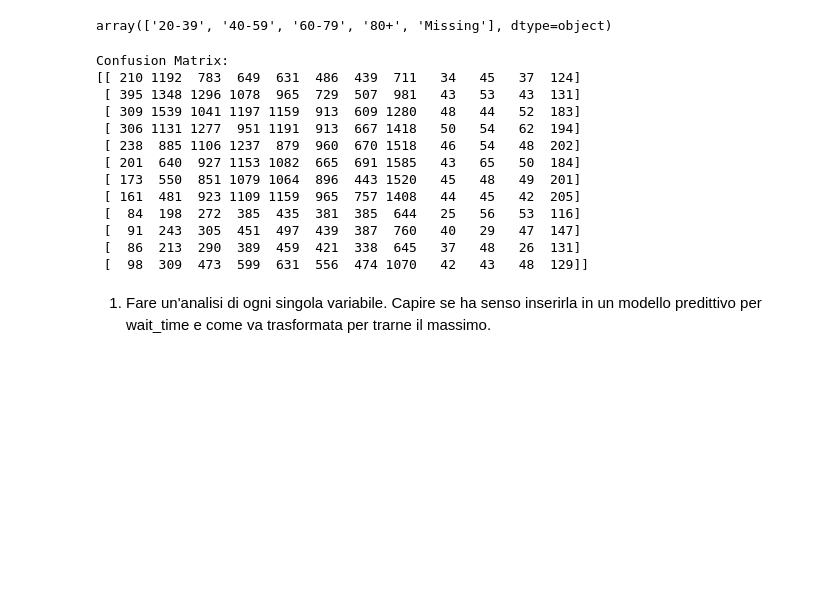
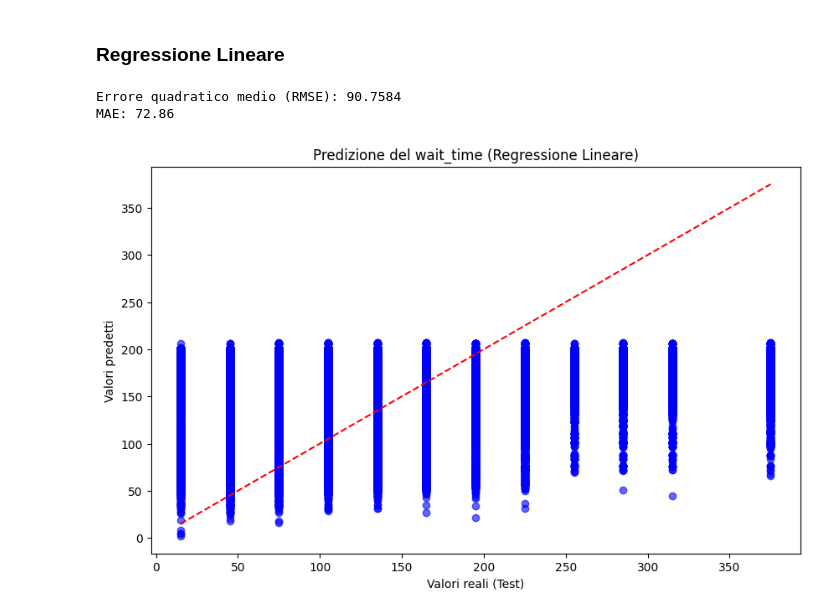
Before and after one commit to camillandreozzi/Operational_A-E, a Jupyter notebook: models.ipynb, the cells around one changed output. Saved outputs shown, nothing was run; the diff lists cells and outputs as text; code cells hidden in the pictures; blank space fills up the shorter version.

Commit message:
modified:   EDA.ipynb 	new file:   create_real_df.ipynb 	modified:   models.ipynb 	modified:   requirements.txt

```diff
--- a/models.ipynb
+++ b/models.ipynb
@@ -10,3 +1,4 @@ from sklearn.impute import SimpleImputer
 # %%
+import pandas as pd
 file_path = "OR_AE2_Project_Adjusted.xlsx"
-df = pd.read_excel(file_path, engine='openpyxl')
+df_original = pd.read_excel(file_path, engine='openpyxl')
@@ -32,0 +5,14 @@ y = y.map(range_mapping)
+# %%
+# Controlla se la colonna "Number of Attendances" esiste e che sia numerica
+if 'Number_Of_Attendances' in df_original.columns and pd.api.types.is_numeric_dtype(df_original['Number_Of_Attendances']):
+    # Crea il dataset esteso replicando ogni riga in base a 'Number of Attendances'
+    print("Still working...")
+    df = df_original.loc[df_original.index.repeat(df_original['Number_Of_Attendances'])].reset_index(drop=True)
+
+    # Rimuove la colonna "Number of Attendances" se non necessaria
+    df = df.drop(columns=['Number_Of_Attendances'])
+
+    print(f"\nDimensioni del dataset originale: {df_original.shape}")
+    print(f"Dimensioni del dataset esteso: {df.shape}")
+else:
+    print("Errore: La colonna 'Number of Attendances' non esiste o non è numerica.")
@@ -85,4 +97,0 @@ X.head()
-# %%
-X["Age_Group"].unique()
-# %% [output]
-array(['20-39', '40-59', '60-79', '80+', 'Missing'], dtype=object)
@@ -112,26 +97,0 @@ model_pipeline = Pipeline([
-# %%
-# Training del modello
-model_pipeline.fit(X_train, y_train)
-
-# Predizioni
-y_pred = model_pipeline.predict(X_test)
-
-# Valutazione del modello
-print("Confusion Matrix:")
-print(confusion_matrix(y_test, y_pred))
-# %% [output]
-Confusion Matrix:
-[[ 210 1192  783  649  631  486  439  711   34   45   37  124]
- [ 395 1348 1296 1078  965  729  507  981   43   53   43  131]
- [ 309 1539 1041 1197 1159  913  609 1280   48   44   52  183]
- [ 306 1131 1277  951 1191  913  667 1418   50   54   62  194]
- [ 238  885 1106 1237  879  960  670 1518   46   54   48  202]
- [ 201  640  927 1153 1082  665  691 1585   43   65   50  184]
- [ 173  550  851 1079 1064  896  443 1520   45   48   49  201]
- [ 161  481  923 1109 1159  965  757 1408   44   45   42  205]
- [  84  198  272  385  435  381  385  644   25   56   53  116]
- [  91  243  305  451  497  439  387  760   40   29   47  147]
- [  86  213  290  389  459  421  338  645   37   48   26  131]
- [  98  309  473  599  631  556  474 1070   42   43   48  129]]
-# %% [markdown]
-1. Fare un'analisi di ogni singola variabile. Capire se ha senso inserirla in un modello predittivo per wait_time e come va trasformata per trarne il massimo.
@@ -137,0 +106,32 @@ Confusion Matrix:
+# %% [markdown]
+### Regressione Lineare
+# %%
+from sklearn.linear_model import LinearRegression
+
+# 5️⃣ Creazione e addestramento del modello di regressione lineare
+model = LinearRegression()
+model.fit(X_train, y_train)
+
+# 6️⃣ Previsione sul set di test
+y_pred = model.predict(X_test)
+# %%
+# 7️⃣ Calcolare l'errore quadratico medio (RMSE)
+mse = mean_squared_error(y_test, y_pred)
+rmse = np.sqrt(mse)
+print(f"Errore quadratico medio (RMSE): {rmse:.4f}")
+mae = mean_absolute_error(y_test, y_pred)
+print(f"MAE: {mae:.2f}")
+# %% [output]
+Errore quadratico medio (RMSE): 90.7584
+MAE: 72.86
+# %%
+# 8️⃣ Visualizzazione dei risultati
+plt.figure(figsize=(10, 6))
+plt.scatter(y_test, y_pred, color='blue', alpha=0.6)
+plt.plot([min(y_test), max(y_test)], [min(y_test), max(y_test)], color='red', linestyle='--')  # Linea di riferimento
+plt.title("Predizione del wait_time (Regressione Lineare)")
+plt.xlabel("Valori reali (Test)")
+plt.ylabel("Valori predetti")
+plt.show()
+# %% [output]
+[figure, added]
```
Also changed, not shown: parts of 17 cells of this notebook, 3 other files.
